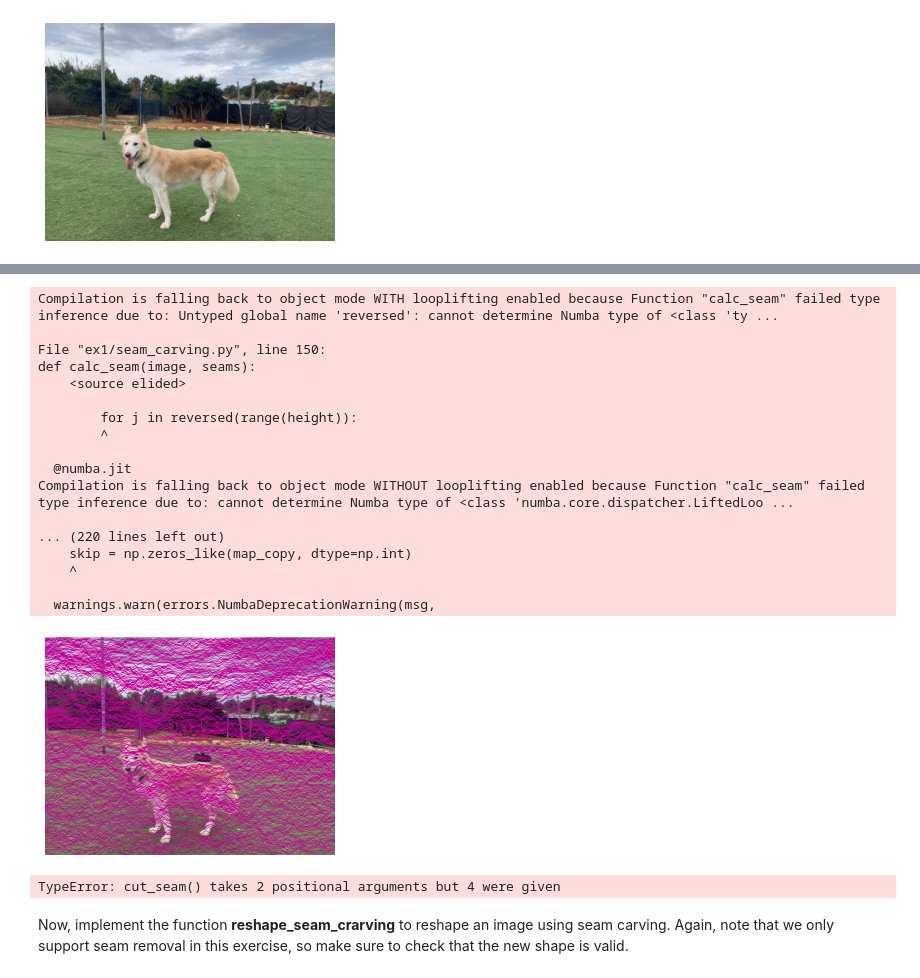
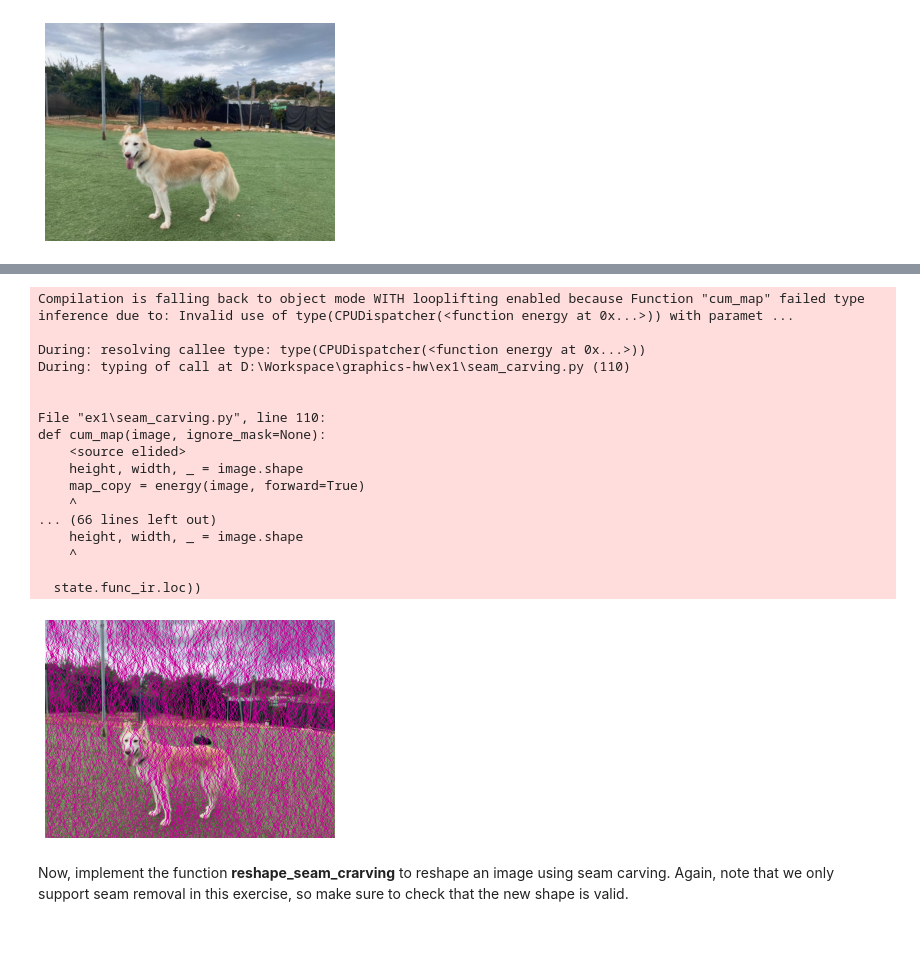
Before and after one commit to liavt/graphics-hw, a Jupyter notebook: Seam Carving.ipynb, the cells around one changed output, grey strips where cells are left out. Cells and saved outputs as stored; diff of their text form; code cells hidden in the pictures; blank space fills up the shorter version.

```diff
--- a/Seam Carving.ipynb
+++ b/Seam Carving.ipynb
@@ -173,37 +169,30 @@ show_image(seam_carving.energy(image, forward=True))
 # %%
-show_image(seam_carving.visualise_seams(image, (200,200), True, (200,0,150)))
+show_image(seam_carving.visualise_seams(image, (300,300), False, (200,0,150)))
 # %% [output]
-Compilation is falling back to object mode WITH looplifting enabled because Function "calc_seam" failed type inference due to: Untyped global name 'reversed': cannot determine Numba type of <class 'ty ...
+Compilation is falling back to object mode WITH looplifting enabled because Function "cum_map" failed type inference due to: Invalid use of type(CPUDispatcher(<function energy at 0x...>)) with paramet ...
 
-File "ex1/seam_carving.py", line 150:
-def calc_seam(image, seams):
+During: resolving callee type: type(CPUDispatcher(<function energy at 0x...>))
+During: typing of call at D:\Workspace\graphics-hw\ex1\seam_carving.py (110)
+
+
+File "ex1\seam_carving.py", line 110:
+def cum_map(image, ignore_mask=None):
     <source elided>
-
-        for j in reversed(range(height)):
-        ^
-
-  @numba.jit
-Compilation is falling back to object mode WITHOUT looplifting enabled because Function "calc_seam" failed type inference due to: cannot determine Numba type of <class 'numba.core.dispatcher.LiftedLoo ...
-
-... (220 lines left out)
-    skip = np.zeros_like(map_copy, dtype=np.int)
+    height, width, _ = image.shape
+    map_copy = energy(image, forward=True)
+    ^
+... (66 lines left out)
+    height, width, _ = image.shape
     ^
 
-  warnings.warn(errors.NumbaDeprecationWarning(msg,
+  state.func_ir.loc))
-[figure, old version]
+[figure, new version]
 # %%
 #print(seam_carving.energy(image))
 # %%
 VERTICAL_HORIZONTAL = 0
 HORIZONTAL_VERTICAL = 1
 INTERMITTNET = 2
-# %%
-new_shape = (300, 300)
-carve_mode = VERTICAL_HORIZONTAL
-seam_image = seam_carving.cut_seam(image, new_shape, carve_mode, [0,0,0])
-show_image(seam_image)
-# %% [output]
-TypeError: cut_seam() takes 2 positional arguments but 4 were given
 # %% [markdown]
 Now, implement the function **reshape_seam_crarving** to reshape an image using seam carving. Again, note that we only support seam removal in this exercise, so make sure to check that the new shape is valid.
 # %% [markdown]
```
Also changed, not shown: parts of 3 cells of this notebook, 3 other files.
